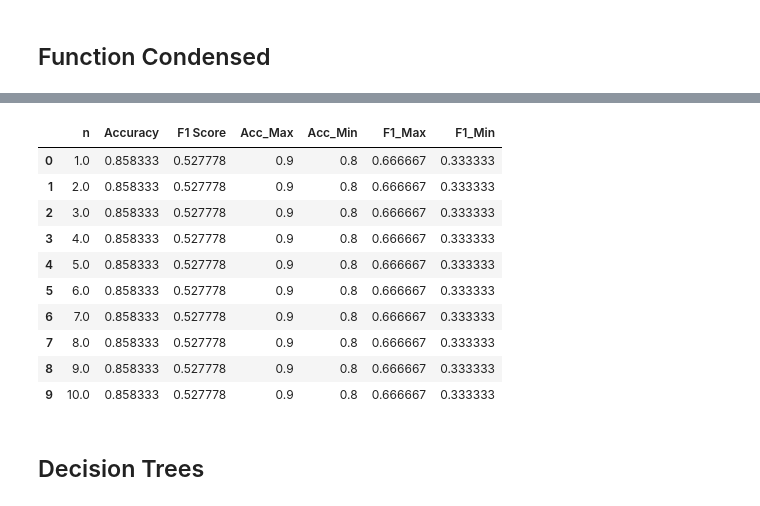
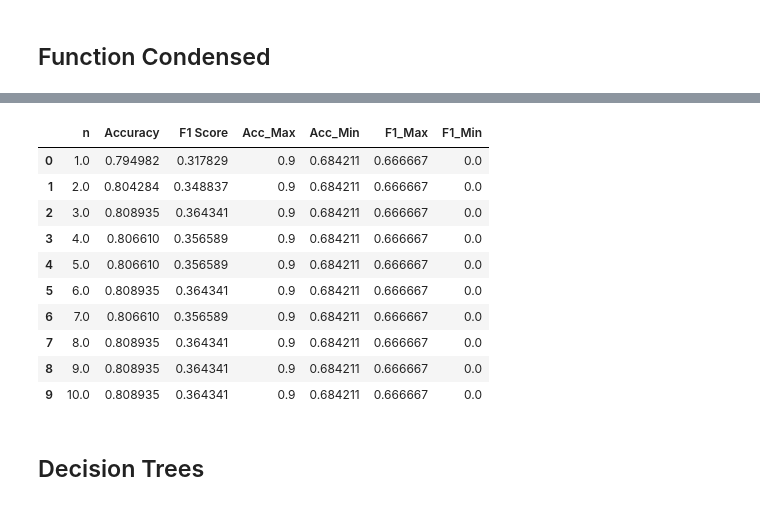
Before and after one commit to Yoshi234/f1-fanatasy-analysis, a Jupyter notebook: code/modeling/nick_learning.ipynb, the cells around one changed output, grey strips where cells are left out. Drawn from its saved outputs; the diff is of its cells as text; code cells hidden in the pictures.

Commit message:
updates to models_by_window_2 to make adaptable to 2024 data

```diff
--- a/code/modeling/nick_learning.ipynb
+++ b/code/modeling/nick_learning.ipynb
@@ -1107,5 +1109,12 @@ warnings.filterwarnings("ignore")
 # %%
-def models_by_window_2(start_yr, start_r, n):
+def models_by_window_2(
+    start_yr,
+    start_r,
+    n,
+    data='../../data/clean_model_data.feather',
+    max_year=2024,
+    debug=False
+):
     """
     Summarizes accuracy and f1 score for each window across all races in span
 
@@ -1113,6 +1122,7 @@ def models_by_window_2(start_yr, start_r, n):
     - start_yr - the first year of the span on which to test
     - start_r -- the first round to be tested on in start_yr
     - n -------- the biggest window size to test; windows from size 1 to n will be tested
+    - data ----- data file to choose
 
     Under the hood:
     - The function consists of 3 nested for loops (n, year, round)
@@ -1124,7 +1134,10 @@ def models_by_window_2(start_yr, start_r, n):
     the average accuracy and f1_score for that value of n is added to a different dataframe
     - After all iterations of n, the dataframe containing the averages is returned
     """
-    all_data = pd.read_feather("../../data/clean_model_data.feather")
+    if data.split(".")[-1] == "feather":
+        all_data = pd.read_feather(data)
+    elif data.split(".")[-1] == 'csv':
+        all_data = pd.read_csv(data)
 
     results_df = pd.DataFrame(columns=['n', 'Accuracy', 'F1 Score'])
 
@@ -1134,7 +1147,7 @@ def models_by_window_2(start_yr, start_r, n):
         single_n_results_df = pd.DataFrame(columns=['Accuracy', 'F1 Score'])
 
         # for race from start_yr, start_r to most recent race
-        for year in range(start_yr, 2024):
+        for year in range(start_yr, max_year):
             if year == start_yr:
                 num_rounds = len(all_data[all_data['year'] == year]['round'].unique())
                 first_r = start_r
@@ -1149,7 +1162,7 @@ def models_by_window_2(start_yr, start_r, n):
                 # print(i, year, round) # just a test
 
                 # get data window of current size and current race
-                train_window = get_data_in_window(k = i+1, yr = year, r_val = round)
+                train_window = get_data_in_window(k = i+1, yr = year, r_val = round, track_dat=all_data)
                 train_window['Podium Finish'] = ['Yes' if position <= 3 else 'No' for position in train_window['positionOrder']]
                 train_window = train_window.reset_index().drop(['index'],axis=1)
 
@@ -1164,6 +1177,9 @@ def models_by_window_2(start_yr, start_r, n):
                 #print(train_window['round'].unique()) # another test
 
                 # select features using the data window
+                if debug:
+                    print("[DEBUG]: train_window.keys() = \n{}".format(train_window.keys()))
+
                 train_features = train_window[['Podium Finish', 'constructorId_9']]
 
                 features = train_features.columns.drop(['Podium Finish'])
@@ -1181,11 +1197,17 @@ def models_by_window_2(start_yr, start_r, n):
                 probabilities = lr_results.predict(test)
 
                 # classify predictions
-                labels = np.array(['Yes'] * 20)
-                no_indices = np.argpartition(probabilities, 17)[:17]
+                n_outs = test_window.shape[0]
+                labels = np.array(['Yes'] * n_outs) # match num yesses to num outputs
+                no_indices = np.argpartition(probabilities, n_outs-3)[:n_outs-3] # where n_outs = 20, index is 17
                 labels[no_indices] = 'No'
 
                 # Find accuracy and f1 score
+                if debug:
+                    print("[DEBUG]: labels.shape = {}".format(labels.shape))
+                    print("[DEBUG]: test_window['Podium Finish'].shape = {}".format(test_window['Podium Finish'].shape))
+                    print("[DEBUG]: test_window['driverId'].unique() = {}".format(test_window['driverId'].unique()))
+
                 test_accuracy = np.mean(labels == test_window['Podium Finish'])
                 test_f1 = f1_score(np.array(test_window['Podium Finish']), labels, pos_label='Yes')
 
@@ -1206,21 +1233,21 @@ def models_by_window_2(start_yr, start_r, n):
 # %%
-jo = models_by_window_2(start_yr=2023, start_r=1, n=10)
+jo = models_by_window_2(start_yr=2023, start_r=1, n=10, data='../../data/clean_model_data2.csv', max_year=2025, debug=False)
 jo
 # I think it does not like the way I am appending to the dataframes
 # also accuracy and f1 score have the same values no matter what I do, so something is off
 # fixed the second issue :)
 # %% [output]
 |  | n | Accuracy | F1 Score | Acc_Max | Acc_Min | F1_Max | F1_Min |
-| 0 | 1.0 | 0.858333 | 0.527778 | 0.9 | 0.8 | 0.666667 | 0.333333 |
-| 1 | 2.0 | 0.858333 | 0.527778 | 0.9 | 0.8 | 0.666667 | 0.333333 |
-| 2 | 3.0 | 0.858333 | 0.527778 | 0.9 | 0.8 | 0.666667 | 0.333333 |
-| 3 | 4.0 | 0.858333 | 0.527778 | 0.9 | 0.8 | 0.666667 | 0.333333 |
-| 4 | 5.0 | 0.858333 | 0.527778 | 0.9 | 0.8 | 0.666667 | 0.333333 |
-| 5 | 6.0 | 0.858333 | 0.527778 | 0.9 | 0.8 | 0.666667 | 0.333333 |
-| 6 | 7.0 | 0.858333 | 0.527778 | 0.9 | 0.8 | 0.666667 | 0.333333 |
-| 7 | 8.0 | 0.858333 | 0.527778 | 0.9 | 0.8 | 0.666667 | 0.333333 |
-| 8 | 9.0 | 0.858333 | 0.527778 | 0.9 | 0.8 | 0.666667 | 0.333333 |
-| 9 | 10.0 | 0.858333 | 0.527778 | 0.9 | 0.8 | 0.666667 | 0.333333 |
+| 0 | 1.0 | 0.794982 | 0.317829 | 0.9 | 0.684211 | 0.666667 | 0.0 |
+| 1 | 2.0 | 0.804284 | 0.348837 | 0.9 | 0.684211 | 0.666667 | 0.0 |
+| 2 | 3.0 | 0.808935 | 0.364341 | 0.9 | 0.684211 | 0.666667 | 0.0 |
+| 3 | 4.0 | 0.806610 | 0.356589 | 0.9 | 0.684211 | 0.666667 | 0.0 |
+| 4 | 5.0 | 0.806610 | 0.356589 | 0.9 | 0.684211 | 0.666667 | 0.0 |
+| 5 | 6.0 | 0.808935 | 0.364341 | 0.9 | 0.684211 | 0.666667 | 0.0 |
+| 6 | 7.0 | 0.806610 | 0.356589 | 0.9 | 0.684211 | 0.666667 | 0.0 |
+| 7 | 8.0 | 0.808935 | 0.364341 | 0.9 | 0.684211 | 0.666667 | 0.0 |
+| 8 | 9.0 | 0.808935 | 0.364341 | 0.9 | 0.684211 | 0.666667 | 0.0 |
+| 9 | 10.0 | 0.808935 | 0.364341 | 0.9 | 0.684211 | 0.666667 | 0.0 |
 # %% [markdown]
 ## Decision Trees
 # %%
```
Also changed, not shown: parts of 2 cells of this notebook, 3 other files.
